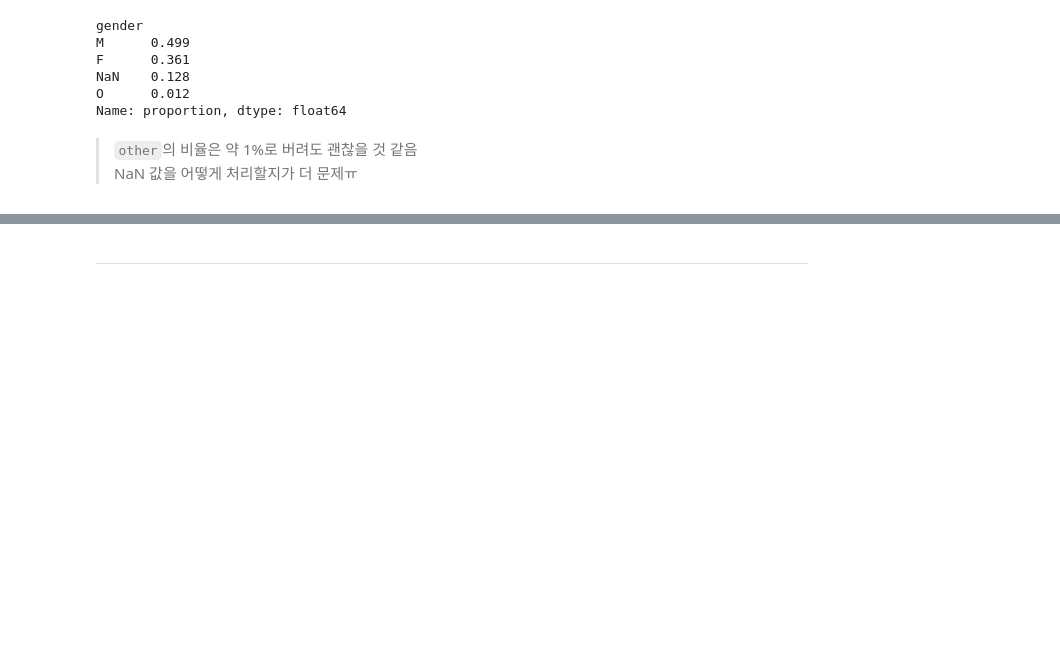
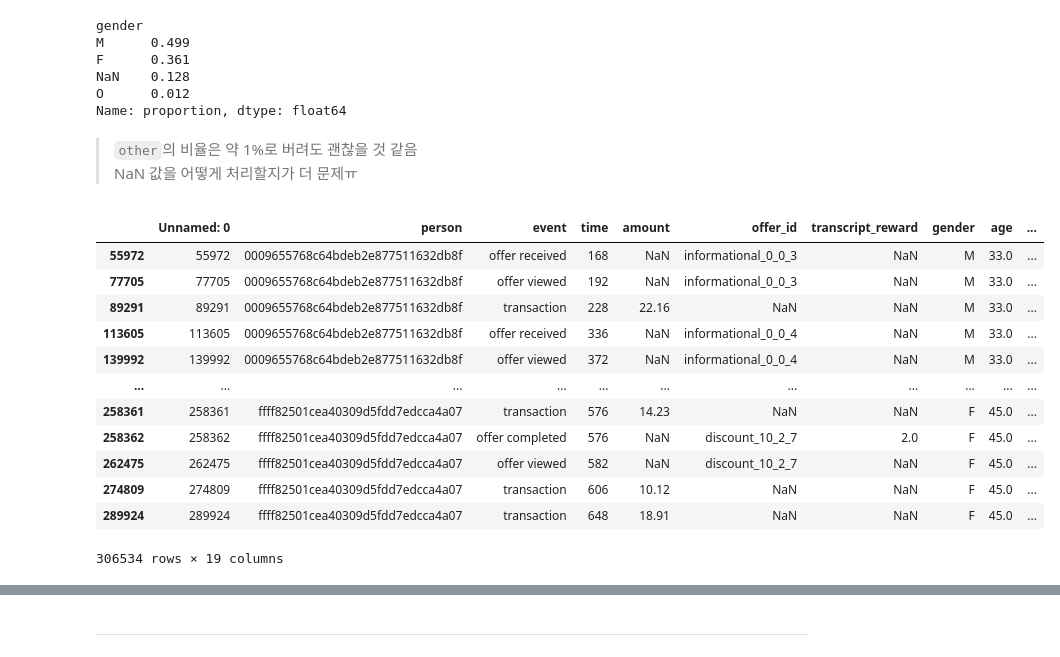
Before and after one commit to yoohengu/marketing_starbucks, a Jupyter notebook: yhg/02_eda_v1.ipynb, the cells around one changed output, grey strips where cells are left out. Cells and saved outputs as stored; diff of their text form; code cells hidden in the pictures; blank space fills up the shorter version.

```diff
--- a/yhg/02_eda_v1.ipynb
+++ b/yhg/02_eda_v1.ipynb
@@ -119,0 +168,52 @@ Name: proportion, dtype: float64
+# %%
+# portfolio 테이블도 병합
+
+# portfolio 테이블의 필요없는 인덱스 컬럼 제거
+portfolio = portfolio.drop('Unnamed: 0', axis=1)
+
+all_merge_df = pd.merge(
+    merged_df,
+    portfolio,
+    left_on='offer_id',
+    right_on='id',
+    how='left'
+)
+
+all_merge_df = all_merge_df.drop(columns='id')
+
+# reward 컬럼명 변경(명확하게)
+all_merge_df = all_merge_df.rename(columns={
+    "reward_x": "transcript_reward",
+    "reward_y": "portfolio_reward"
+})
+# %%
+# offer_id 이름 변경 (쿠폰명_difficulty_reward_duration)
+portfolio['offer_name'] = (
+    portfolio['offer_type'] + '_' +
+    portfolio['difficulty'].astype(str) + '_' +
+    portfolio['reward'].astype(str) + '_' +
+    portfolio['duration'].astype(str)
+)
+# id : key, offer_name : value
+offer_name_dict = portfolio.set_index('id')['offer_name'].to_dict()
+all_merge_df['offer_id'] = all_merge_df['offer_id'].map(offer_name_dict)
+
+
+# 사람(person)별로 먼저 묶고, 그 안에서 시간(time) 순서대로 오름차순 정렬
+all_merge_df = all_merge_df.sort_values(by=['person', 'time', 'Unnamed: 0']) # - Unnamed: 0 순서 추가
+# %%
+all_merge_df
+# %% [output]
+|  | Unnamed: 0 | person | event | time | amount | offer_id | transcript_reward | gender | age | ... |
+| 55972 | 55972 | 0009655768c64bdeb2e877511632db8f | offer received | 168 | NaN | informational_0_0_3 | NaN | M | 33.0 | ... |
+| 77705 | 77705 | 0009655768c64bdeb2e877511632db8f | offer viewed | 192 | NaN | informational_0_0_3 | NaN | M | 33.0 | ... |
+| 89291 | 89291 | 0009655768c64bdeb2e877511632db8f | transaction | 228 | 22.16 | NaN | NaN | M | 33.0 | ... |
+| 113605 | 113605 | 0009655768c64bdeb2e877511632db8f | offer received | 336 | NaN | informational_0_0_4 | NaN | M | 33.0 | ... |
+| 139992 | 139992 | 0009655768c64bdeb2e877511632db8f | offer viewed | 372 | NaN | informational_0_0_4 | NaN | M | 33.0 | ... |
+| ... | ... | ... | ... | ... | ... | ... | ... | ... | ... | ... |
+| 258361 | 258361 | ffff82501cea40309d5fdd7edcca4a07 | transaction | 576 | 14.23 | NaN | NaN | F | 45.0 | ... |
+| 258362 | 258362 | ffff82501cea40309d5fdd7edcca4a07 | offer completed | 576 | NaN | discount_10_2_7 | 2.0 | F | 45.0 | ... |
+| 262475 | 262475 | ffff82501cea40309d5fdd7edcca4a07 | offer viewed | 582 | NaN | discount_10_2_7 | NaN | F | 45.0 | ... |
+| 274809 | 274809 | ffff82501cea40309d5fdd7edcca4a07 | transaction | 606 | 10.12 | NaN | NaN | F | 45.0 | ... |
+| 289924 | 289924 | ffff82501cea40309d5fdd7edcca4a07 | transaction | 648 | 18.91 | NaN | NaN | F | 45.0 | ... |
+306534 rows × 19 columns
```
Also changed, not shown: parts of 22 cells of this notebook, 8 other files.
